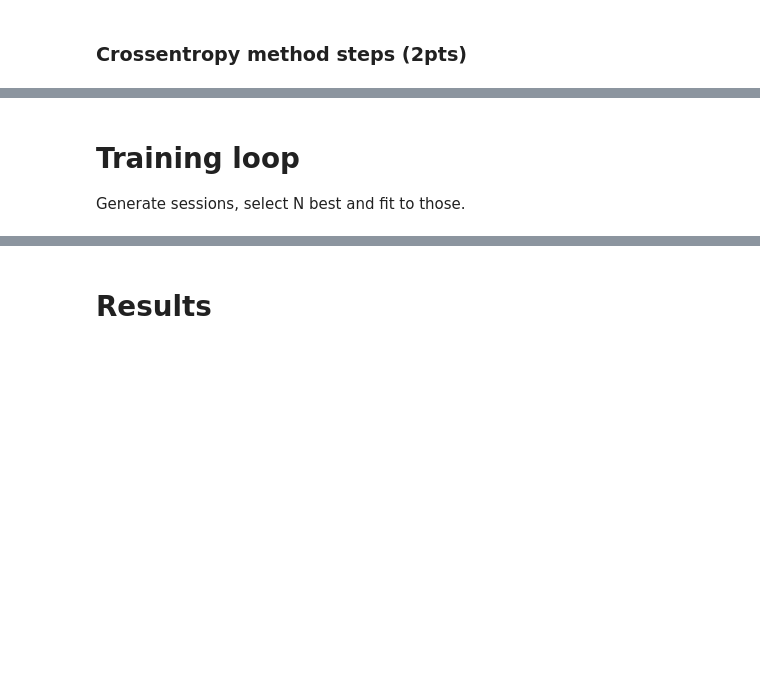
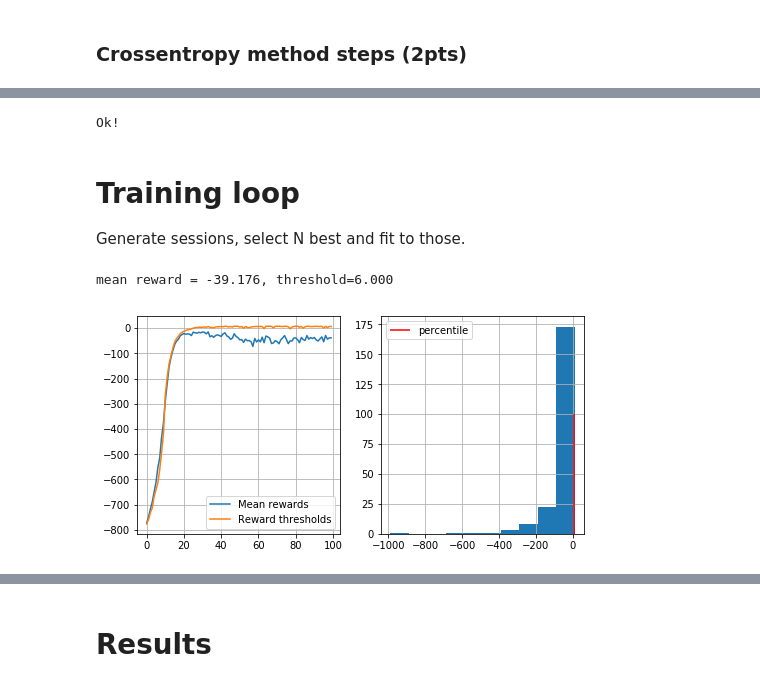
Before and after one commit to yandexdataschool/Practical_RL, a Jupyter notebook: week1_intro/crossentropy_method.ipynb, the cells around one changed output, grey strips where cells are left out. Drawn from its saved outputs; the diff is of its cells as text; code cells hidden in the pictures; blank space fills up the shorter version.

```diff
--- a/week1_intro/crossentropy_method.ipynb
+++ b/week1_intro/crossentropy_method.ipynb
@@ -36,3 +49,5 @@ policy = <your code here! Create an array to store action probabilities >
+# %%
+policy = np.ones([n_states, n_actions])/n_actions
 # %%
 assert type(policy) in (np.ndarray, np.matrix)
 assert np.allclose(policy, 1./n_actions)
@@ -55,7 +70,7 @@ def generate_session(policy, t_max=10**4):
 
     for t in range(t_max):
 
-        a = <sample action from policy(hint: use np.random.choice) >
+        a = np.random.choice(np.arange(0,6),p=policy[s])
 
         new_s, r, done, info = env.step(a)
 
@@ -104,10 +122,10 @@ def select_elites(states_batch, actions_batch, rewards_batch, percentile=50):
     If you're confused, see examples below. Please don't assume that states are integers (they'll get different later).
     """
 
-    reward_threshold = <Compute minimum reward for elite sessions. Hint: use np.percentile >
-
-    elite_states = <your code here >
-    elite_actions = <your code here >
+    reward_threshold = np.percentile(rewards_batch, percentile)
+    reward_indices = [i for i,j in enumerate(rewards_batch) if j>=reward_threshold]
+    elite_states = [l for i in reward_indices for l in states_batch[i]]
+    elite_actions = [l for i in reward_indices for l in actions_batch[i]]
 
     return elite_states, elite_actions
 # %%
@@ -167,8 +187,15 @@ def update_policy(elite_states, elite_actions):
     """
 
     new_policy = np.zeros([n_states, n_actions])
+    for i in np.array([elite_states, elite_actions]).T:
+      new_policy[i[0],i[1]]+=1
 
-    <Your code here: update probabilities for actions given elite states & actions >
+
+    for j,i in enumerate(new_policy):
+      if np.sum(i)==0:
+        new_policy[j]=1/6
+      else:
+        new_policy[j]=new_policy[j]/np.sum(new_policy[j])
     # Don't forget to set 1/n_actions for all actions in unvisited states.
 
     return new_policy
@@ -193,6 +220,8 @@ reference_answer = np.array([
     [0.,  0.,  0.,  0.5,  0.5]])
 assert np.allclose(new_policy[:4, :5], reference_answer)
 print("Ok!")
+# %% [output]
+Ok!
 # %% [markdown]
 # Training loop
 Generate sessions, select N best and fit to those.
@@ -233,24 +262,27 @@ policy = np.ones([n_states, n_actions])/n_actions
 # %%
 n_sessions = 250  # sample this many sessions
 percentile = 50  # take this percent of session with highest rewards
 learning_rate = 0.5  # add this thing to all counts for stability
 
 log = []
 
 for i in range(100):
 
-    %time sessions = [ < generate a list of n_sessions new sessions > ]
+    %time sessions = [generate_session(policy) for i in range(n_sessions)]
 
     states_batch, actions_batch, rewards_batch = zip(*sessions)
 
-    elite_states, elite_actions = <select elite states/actions >
+    elite_states, elite_actions = select_elites(states_batch, actions_batch, rewards_batch, percentile)
 
-    new_policy = <compute new policy >
+    new_policy = update_policy(elite_states, elite_actions)
 
     policy = learning_rate*new_policy + (1-learning_rate)*policy
 
     # display results on chart
     show_progress(rewards_batch, log)
+# %% [output]
+mean reward = -39.176, threshold=6.000
+[figure, added]
 # %% [markdown]
 # Digging deeper: approximate crossentropy with neural nets
 
```
Also changed, not shown: parts of 7 cells of this notebook.
